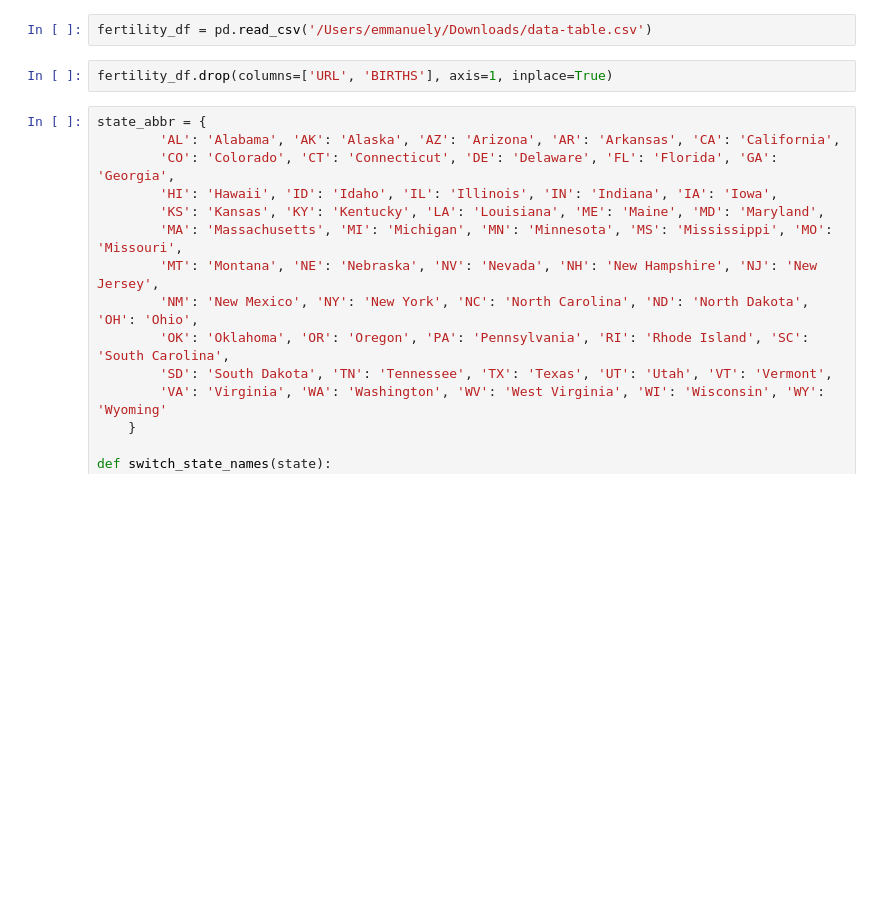
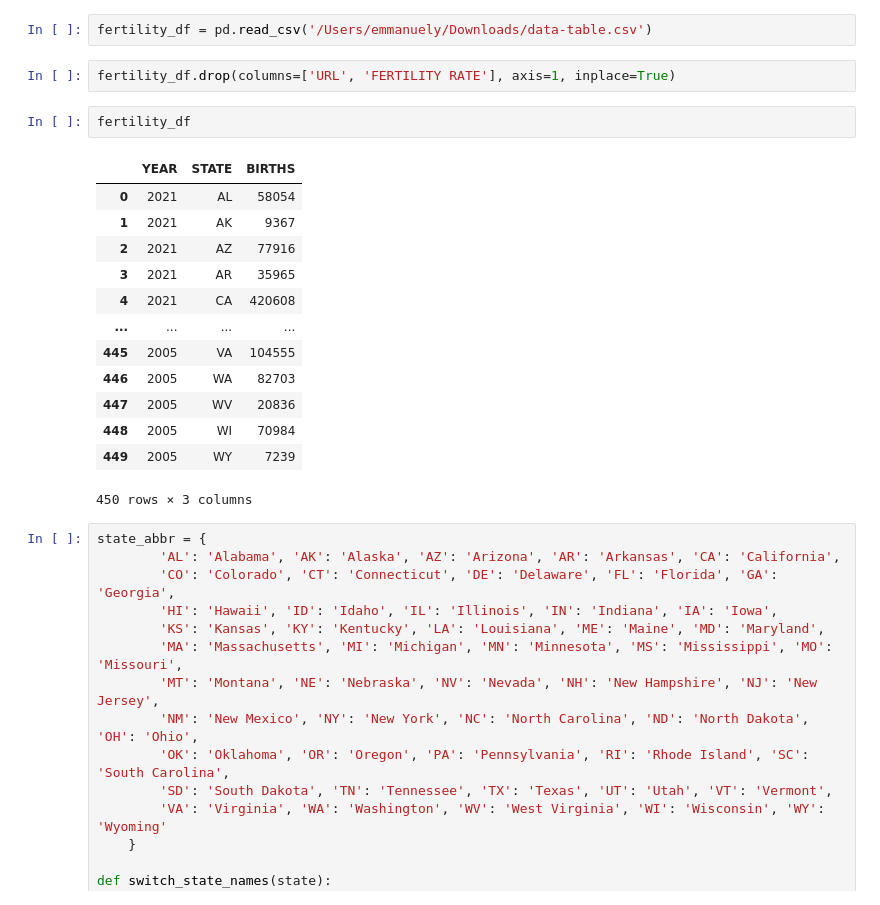
Before and after one commit to BlankSpaceX1/Region_Growth_Projections, a Jupyter notebook: web_scraper.ipynb, the cells around one changed output. Saved outputs shown, nothing was run; the diff lists cells and outputs as text; blank space fills up the shorter version.

Commit message:
Added code to modify existing data tables

```diff
--- a/web_scraper.ipynb
+++ b/web_scraper.ipynb
@@ -224,7 +242,23 @@ unemployment_df.to_csv('United_States_Unemployment_Data.csv')
 # %%
 fertility_df = pd.read_csv('/Users/emmanuely/Downloads/data-table.csv')
 # %%
-fertility_df.drop(columns=['URL', 'BIRTHS'], axis=1, inplace=True)
+fertility_df.drop(columns=['URL', 'FERTILITY RATE'], axis=1, inplace=True)
+# %%
+fertility_df
+# %% [output]
+|  | YEAR | STATE | BIRTHS |
+| 0 | 2021 | AL | 58054 |
+| 1 | 2021 | AK | 9367 |
+| 2 | 2021 | AZ | 77916 |
+| 3 | 2021 | AR | 35965 |
+| 4 | 2021 | CA | 420608 |
+| ... | ... | ... | ... |
+| 445 | 2005 | VA | 104555 |
+| 446 | 2005 | WA | 82703 |
+| 447 | 2005 | WV | 20836 |
+| 448 | 2005 | WI | 70984 |
+| 449 | 2005 | WY | 7239 |
+450 rows × 3 columns
 # %%
 state_abbr = {
         'AL': 'Alabama', 'AK': 'Alaska', 'AZ': 'Arizona', 'AR': 'Arkansas', 'CA': 'California',
```
Also changed, not shown: parts of 19 cells of this notebook.
